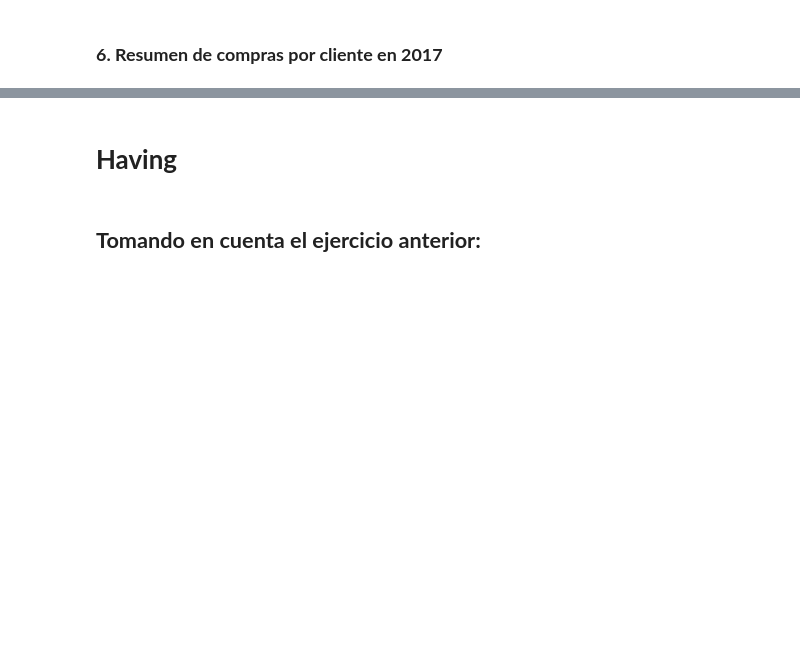
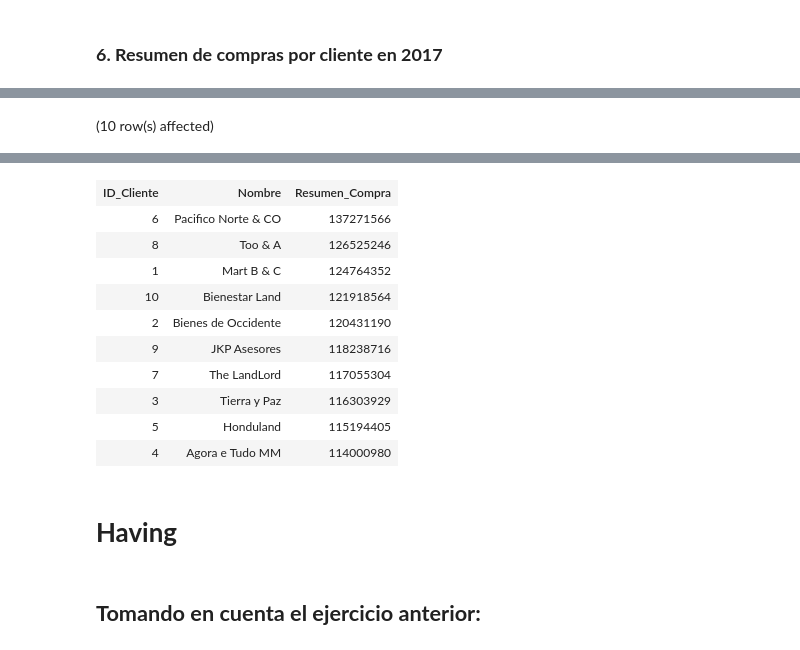
Before and after one commit to mizos0512/curso_sql, a Jupyter notebook: notebooks/Practica_9.ipynb, the cells around one changed output, grey strips where cells are left out. Cells and saved outputs as stored; diff of their text form; code cells hidden in the pictures; blank space fills up the shorter version.

```diff
--- a/notebooks/Practica_9.ipynb
+++ b/notebooks/Practica_9.ipynb
@@ -75,0 +92,10 @@ Total execution time: 00:00:00
+# %%
+SELECT c.ID_Cliente, c.Nombre, SUM(v.Venta) AS Resumen_Compra
+FROM base.Clientes c
+INNER JOIN base.Ventas v
+ON c.ID_Cliente = v.ID_Cliente
+WHERE YEAR(STR_TO_DATE(v.fecha_venta, '%d-%b-%Y')) = 2017
+GROUP BY c.ID_Cliente, c.Nombre
+ORDER BY Resumen_Compra DESC;
+# %% [output]
+(10 row(s) affected)
@@ -76,3 +103,14 @@ Total execution time: 00:00:00
+| ID_Cliente | Nombre | Resumen_Compra |
+| 6 | Pacifico Norte & CO | 137271566 |
+| 8 | Too & A | 126525246 |
+| 1 | Mart B & C | 124764352 |
+| 10 | Bienestar Land | 121918564 |
+| 2 | Bienes de Occidente | 120431190 |
+| 9 | JKP Asesores | 118238716 |
+| 7 | The LandLord | 117055304 |
+| 3 | Tierra y Paz | 116303929 |
+| 5 | Honduland | 115194405 |
+| 4 | Agora e Tudo MM | 114000980 |
 # %% [markdown]
 # **Having**
 # %% [markdown]
```
Also changed, not shown: parts of 16 cells of this notebook.
